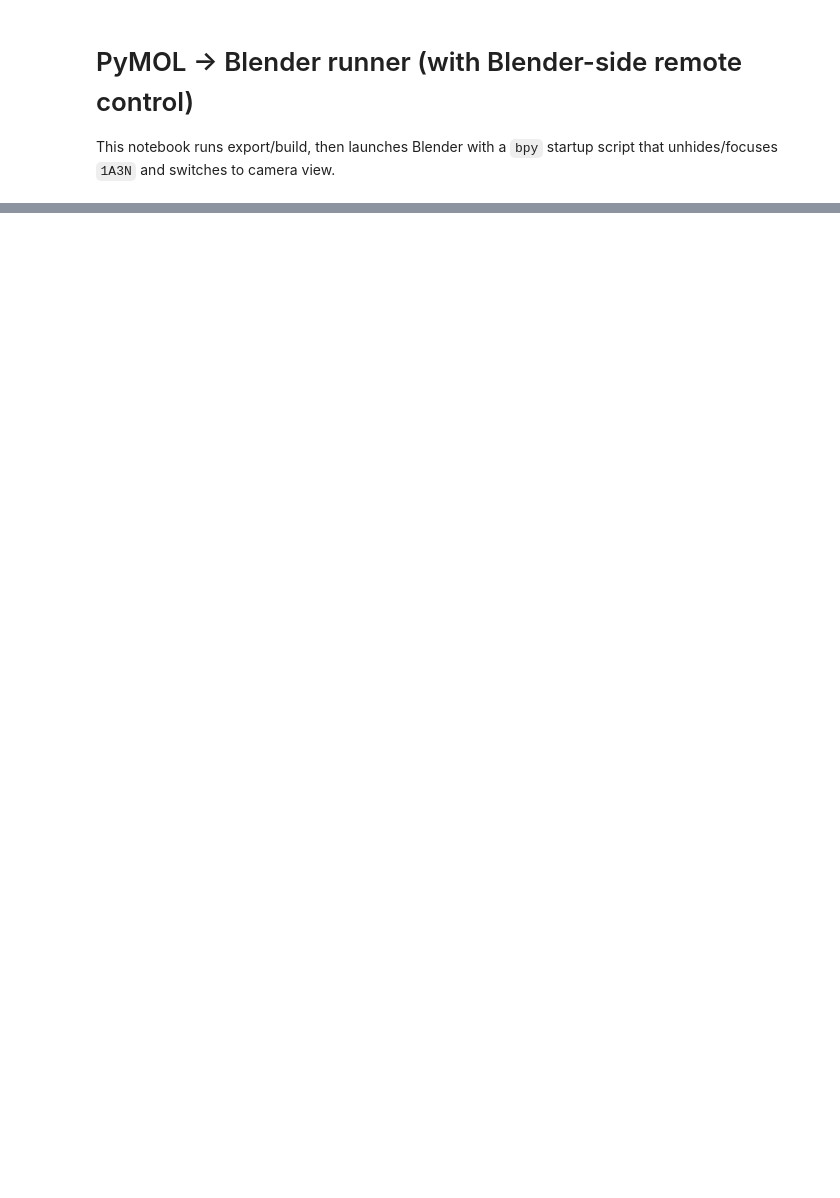
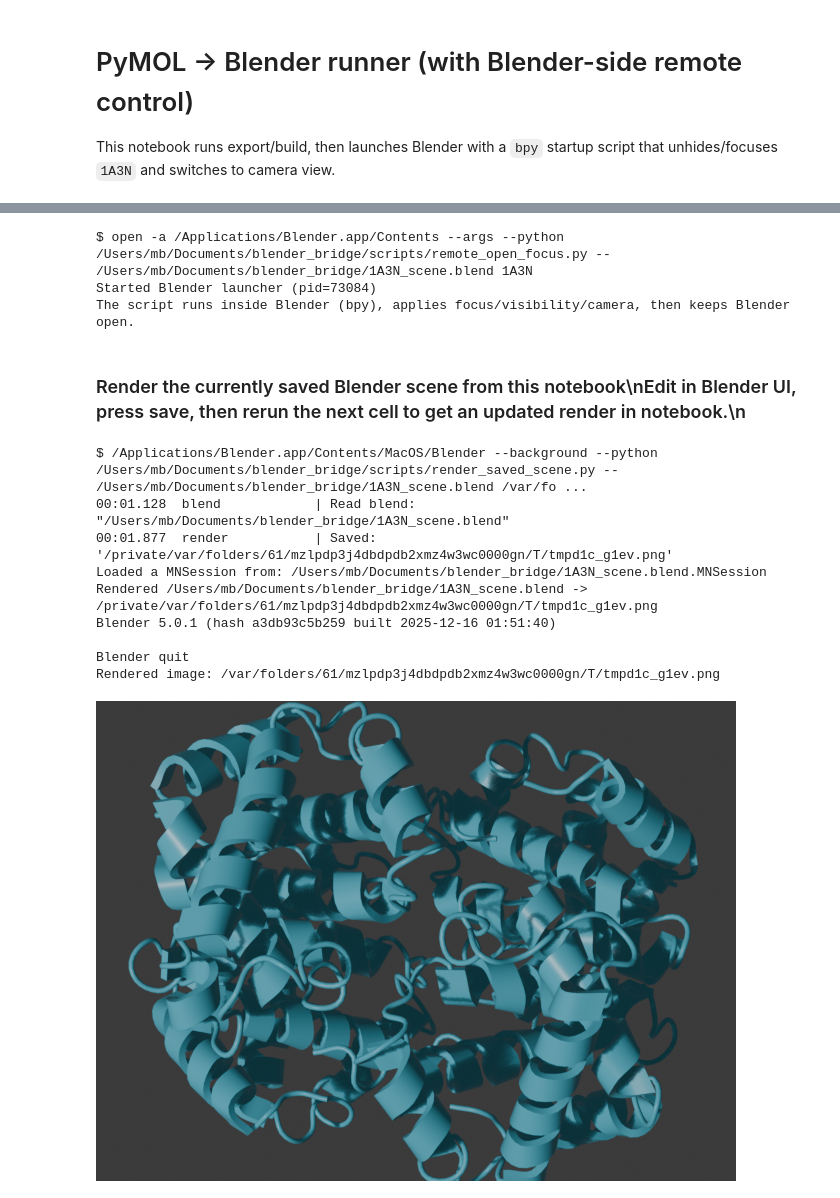
Before and after one commit to guozheng-git/mol_blender, a Jupyter notebook: open_blender_scene.ipynb, the cells around one changed output, grey strips where cells are left out. Drawn from its saved outputs; the diff is of its cells as text; code cells hidden in the pictures; blank space fills up the shorter version.

```diff
--- a/open_blender_scene.ipynb
+++ b/open_blender_scene.ipynb
@@ -9,8 +9,10 @@ project_dir = Path('/Users/mb/Documents/blender_bridge')
 blender = Path('/Applications/Blender.app/Contents/MacOS/Blender')
 scene = project_dir / '1A3N_scene.blend'
 remote_script = project_dir / 'scripts' / 'remote_open_focus.py'
+render_script = project_dir / 'scripts' / 'render_saved_scene.py'
 
-print('project_dir  =', project_dir)
-print('blender      =', blender)
-print('scene        =', scene)
-print('remote_script=', remote_script)
+print('project_dir   =', project_dir)
+print('blender       =', blender)
+print('scene         =', scene)
+print('remote_script =', remote_script)
+print('render_script =', render_script)
@@ -40,17 +59,69 @@ if not remote_script.exists():
     raise FileNotFoundError(f'Remote control script not found: {remote_script}')
 
 cmd = [
-    'open', '-a', str(blender.parent.parent), '--args',
+    str(blender),
     '--python', str(remote_script),
-    '--', str(scene), '1A3N'
+    '--', str(scene), '1A3N',
 ]
 print('$ ' + ' '.join(cmd))
 proc = subprocess.Popen(
     cmd,
+    cwd=project_dir,
     stdin=subprocess.DEVNULL,
     stdout=subprocess.DEVNULL,
     stderr=subprocess.DEVNULL,
     start_new_session=True,
 )
-print(f'Started Blender launcher (pid={proc.pid})')
-print('The script runs inside Blender (bpy), applies focus/visibility/camera, then keeps Blender open.')
+print(f'Started Blender (pid={proc.pid})')
+print('Blender should open in parallel; keep it running while you rerender from notebook.')
+# %% [output]
+$ open -a /Applications/Blender.app/Contents --args --python /Users/mb/Documents/blender_bridge/scripts/remote_open_focus.py -- /Users/mb/Documents/blender_bridge/1A3N_scene.blend 1A3N
+Started Blender launcher (pid=73084)
+The script runs inside Blender (bpy), applies focus/visibility/camera, then keeps Blender open.
+# %% [markdown]
+### Render the currently saved Blender scene from this notebook\nEdit in Blender UI, press save, then rerun the next cell to get an updated render in notebook.\n
+# %%
+import tempfile
+from pathlib import Path
+from IPython.display import Image, display
+
+if not blender.exists():
+    raise FileNotFoundError(f'Blender executable not found: {blender}')
+if not scene.exists():
+    raise FileNotFoundError(f'Scene file not found: {scene}')
+if not render_script.exists():
+    raise FileNotFoundError(f'Render helper script not found: {render_script}')
+
+out_png = Path(tempfile.NamedTemporaryFile(suffix='.png', delete=False).name)
+cmd = [
+    str(blender),
+    '--background',
+    '--python',
+    str(render_script),
+    '--',
+    str(scene),
+    str(out_png),
+    'PyMOL_Camera',
+]
+print('$ ' + ' '.join(cmd))
+result = subprocess.run(cmd, cwd=project_dir, text=True, capture_output=True)
+if result.stdout:
+    print(result.stdout.strip())
+if result.returncode != 0:
+    if result.stderr:
+        print(result.stderr.strip())
+    raise RuntimeError(f'Render command failed with exit code {result.returncode}')
+
+print(f'Rendered image: {out_png}')
+display(Image(filename=str(out_png)))
+# %% [output]
+$ /Applications/Blender.app/Contents/MacOS/Blender --background --python /Users/mb/Documents/blender_bridge/scripts/render_saved_scene.py -- /Users/mb/Documents/blender_bridge/1A3N_scene.blend /var/fo ...
+00:01.128  blend            | Read blend: "/Users/mb/Documents/blender_bridge/1A3N_scene.blend"
+00:01.877  render           | Saved: '/private/var/folders/61/mzlpdp3j4dbdpdb2xmz4w3wc0000gn/T/tmpd1c_g1ev.png'
+Loaded a MNSession from: /Users/mb/Documents/blender_bridge/1A3N_scene.blend.MNSession
+Rendered /Users/mb/Documents/blender_bridge/1A3N_scene.blend -> /private/var/folders/61/mzlpdp3j4dbdpdb2xmz4w3wc0000gn/T/tmpd1c_g1ev.png
+Blender 5.0.1 (hash a3db93c5b259 built 2025-12-16 01:51:40)
+
+Blender quit
+Rendered image: /var/folders/61/mzlpdp3j4dbdpdb2xmz4w3wc0000gn/T/tmpd1c_g1ev.png
+[figure, added]
```
Also changed, not shown: parts of 2 cells of this notebook, 10 other files.
